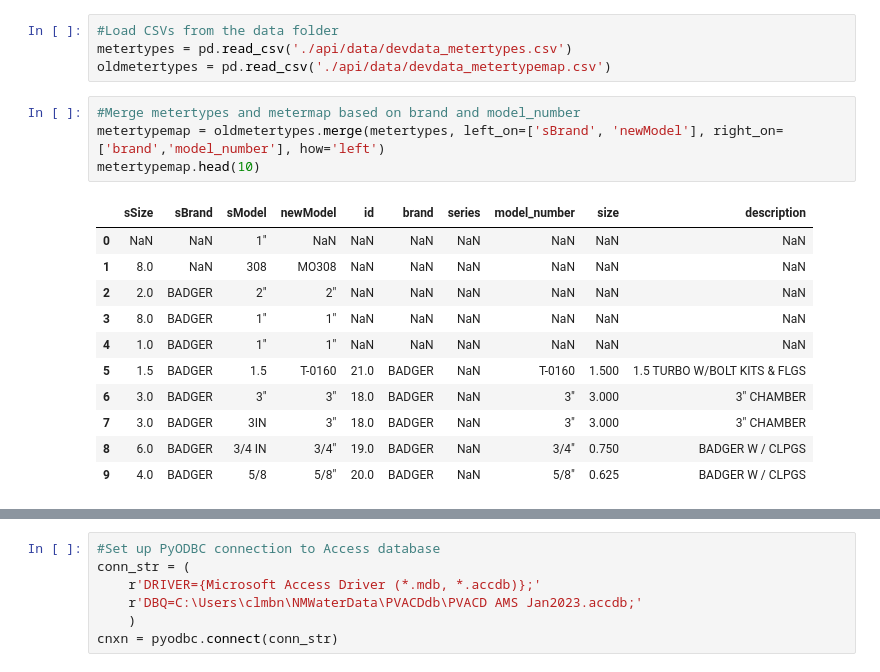
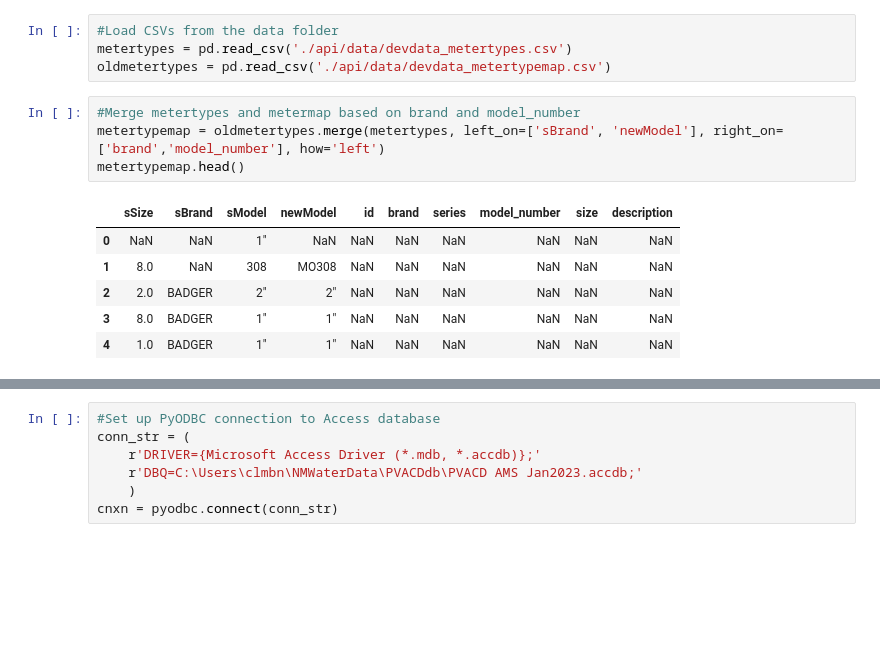
Before and after one commit to NMWDI/WaterManagerDB, a Jupyter notebook: tools/ExtractMeters.ipynb, the cells around one changed output, grey strips where cells are left out. Cells and saved outputs as stored; diff of their text form; blank space fills up the shorter version.

```diff
--- a/tools/ExtractMeters.ipynb
+++ b/tools/ExtractMeters.ipynb
@@ -14,16 +15,11 @@ oldmetertypes = pd.read_csv('./api/data/devdata_metertypemap.csv')
 # %%
 #Merge metertypes and metermap based on brand and model_number
 metertypemap = oldmetertypes.merge(metertypes, left_on=['sBrand', 'newModel'], right_on=['brand','model_number'], how='left')
-metertypemap.head(10)
+metertypemap.head()
 # %% [output]
 |  | sSize | sBrand | sModel | newModel | id | brand | series | model_number | size | description |
 | 0 | NaN | NaN | 1" | NaN | NaN | NaN | NaN | NaN | NaN | NaN |
 | 1 | 8.0 | NaN | 308 | MO308 | NaN | NaN | NaN | NaN | NaN | NaN |
 | 2 | 2.0 | BADGER | 2" | 2" | NaN | NaN | NaN | NaN | NaN | NaN |
 | 3 | 8.0 | BADGER | 1" | 1" | NaN | NaN | NaN | NaN | NaN | NaN |
 | 4 | 1.0 | BADGER | 1" | 1" | NaN | NaN | NaN | NaN | NaN | NaN |
-| 5 | 1.5 | BADGER | 1.5 | T-0160 | 21.0 | BADGER | NaN | T-0160 | 1.500 | 1.5 TURBO W/BOLT KITS & FLGS |
-| 6 | 3.0 | BADGER | 3" | 3" | 18.0 | BADGER | NaN | 3" | 3.000 | 3" CHAMBER |
-| 7 | 3.0 | BADGER | 3IN | 3" | 18.0 | BADGER | NaN | 3" | 3.000 | 3" CHAMBER |
-| 8 | 6.0 | BADGER | 3/4 IN | 3/4" | 19.0 | BADGER | NaN | 3/4" | 0.750 | BADGER W / CLPGS |
-| 9 | 4.0 | BADGER | 5/8 | 5/8" | 20.0 | BADGER | NaN | 5/8" | 0.625 | BADGER W / CLPGS |
```
Also changed, not shown: parts of 45 cells of this notebook, 5 other files.
